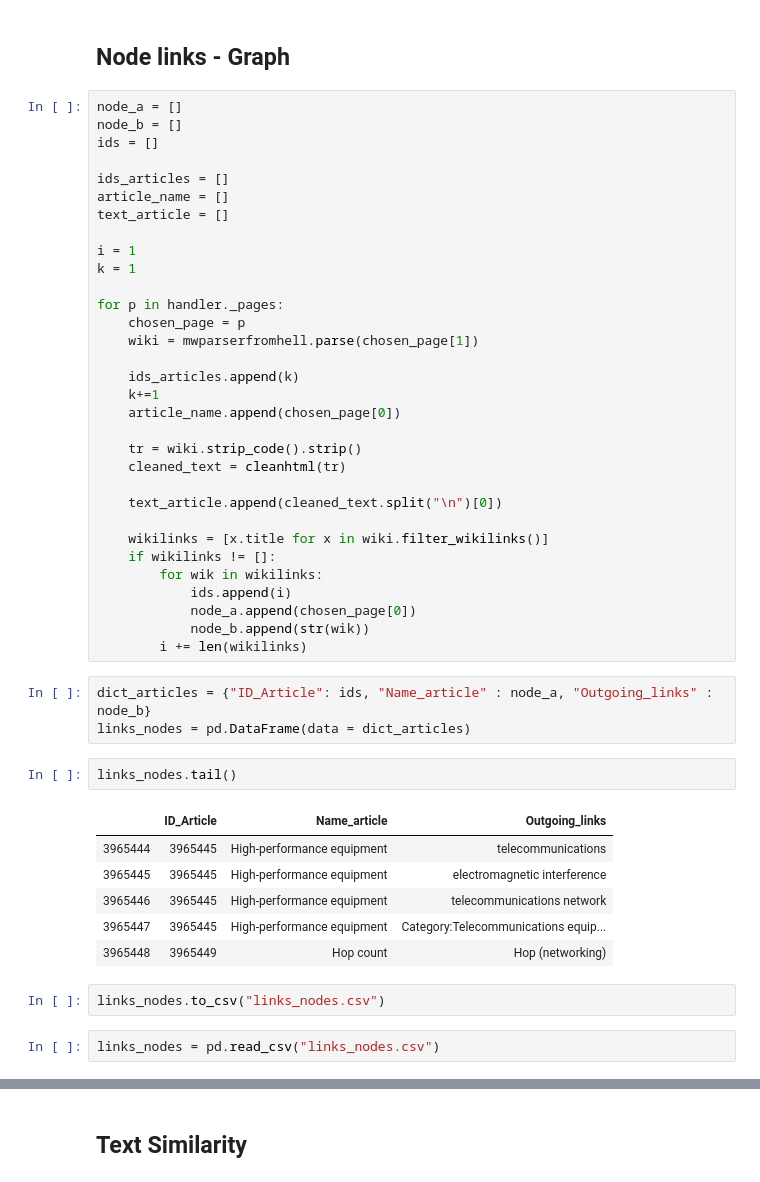
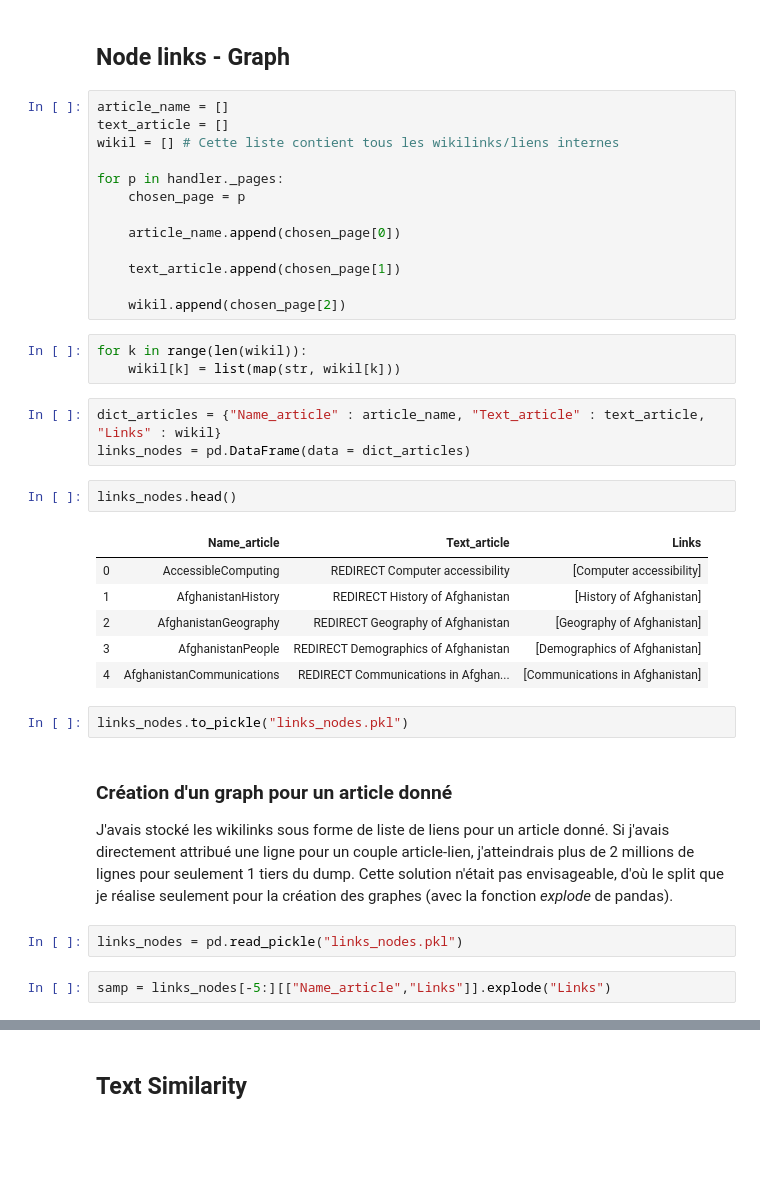
Before and after one commit to mahdicharif/PRIM, a Jupyter notebook: XML/testsXML.ipynb, the cells around one changed output, grey strips where cells are left out. Saved outputs shown, nothing was run; the diff lists cells and outputs as text; blank space fills up the shorter version.

```diff
--- a/XML/testsXML.ipynb
+++ b/XML/testsXML.ipynb
@@ -42,50 +59,40 @@ for line in bz2.BZ2File(data_path, 'r'):
 # %% [markdown]
 ## Node links - Graph
-# %%
-node_a = []
-node_b = []
-ids = []
-
-ids_articles = []
-article_name = []
-text_article = []
-
-i = 1
-k = 1
-
-for p in handler._pages:
-    chosen_page = p
-    wiki = mwparserfromhell.parse(chosen_page[1])
-
-    ids_articles.append(k)
-    k+=1
-    article_name.append(chosen_page[0])
-
-    tr = wiki.strip_code().strip()
-    cleaned_text = cleanhtml(tr)
-
-    text_article.append(cleaned_text.split("\n")[0])
-
-    wikilinks = [x.title for x in wiki.filter_wikilinks()]
-    if wikilinks != []:
-        for wik in wikilinks:
-            ids.append(i)
-            node_a.append(chosen_page[0])
-            node_b.append(str(wik))
-        i += len(wikilinks)
+# %%
+article_name = []
+text_article = []
+wikil = [] # Cette liste contient tous les wikilinks/liens internes
+
+for p in handler._pages:
+    chosen_page = p
+
+    article_name.append(chosen_page[0])
+
+    text_article.append(chosen_page[1])
+
+    wikil.append(chosen_page[2])
+# %%
+for k in range(len(wikil)):
+    wikil[k] = list(map(str, wikil[k]))
 # %%
-dict_articles = {"ID_Article": ids, "Name_article" : node_a, "Outgoing_links" : node_b}
+dict_articles = {"Name_article" : article_name, "Text_article" : text_article, "Links" : wikil}
 links_nodes = pd.DataFrame(data = dict_articles)
 # %%
-links_nodes.tail()
+links_nodes.head()
 # %% [output]
-|  | ID_Article | Name_article | Outgoing_links |
-| 3965444 | 3965445 | High-performance equipment | telecommunications |
-| 3965445 | 3965445 | High-performance equipment | electromagnetic interference |
-| 3965446 | 3965445 | High-performance equipment | telecommunications network |
-| 3965447 | 3965445 | High-performance equipment | Category:Telecommunications equip... |
-| 3965448 | 3965449 | Hop count | Hop (networking) |
+|  | Name_article | Text_article | Links |
+| 0 | AccessibleComputing | REDIRECT Computer accessibility | [Computer accessibility] |
+| 1 | AfghanistanHistory | REDIRECT History of Afghanistan | [History of Afghanistan] |
+| 2 | AfghanistanGeography | REDIRECT Geography of Afghanistan | [Geography of Afghanistan] |
+| 3 | AfghanistanPeople | REDIRECT Demographics of Afghanistan | [Demographics of Afghanistan] |
+| 4 | AfghanistanCommunications | REDIRECT Communications in Afghan... | [Communications in Afghanistan] |
 # %%
-links_nodes.to_csv("links_nodes.csv")
+links_nodes.to_pickle("links_nodes.pkl")
+# %% [markdown]
+### Création d'un graph pour un article donné
+
+J'avais stocké les wikilinks sous forme de liste de liens pour un article donné. Si j'avais directement attribué une ligne pour un couple article-lien, j'atteindrais plus de 2 millions de lignes pour seulement 1 tiers du dump. Cette solution n'était pas envisageable, d'où le split que je réalise seulement pour la création des graphes (avec la fonction *explode* de pandas).
 # %%
-links_nodes = pd.read_csv("links_nodes.csv")
+links_nodes = pd.read_pickle("links_nodes.pkl")
+# %%
+samp = links_nodes[-5:][["Name_article","Links"]].explode("Links")
```
Also changed, not shown: parts of 20 cells of this notebook, 2 other files.
